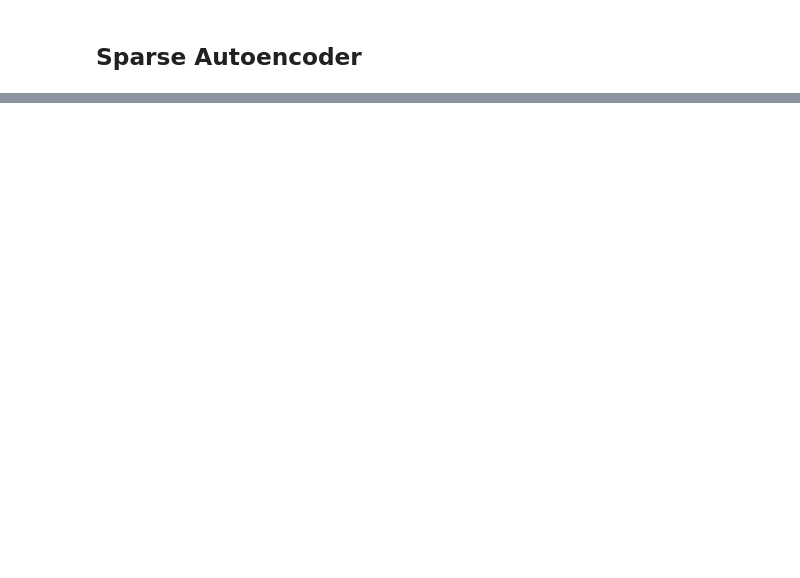
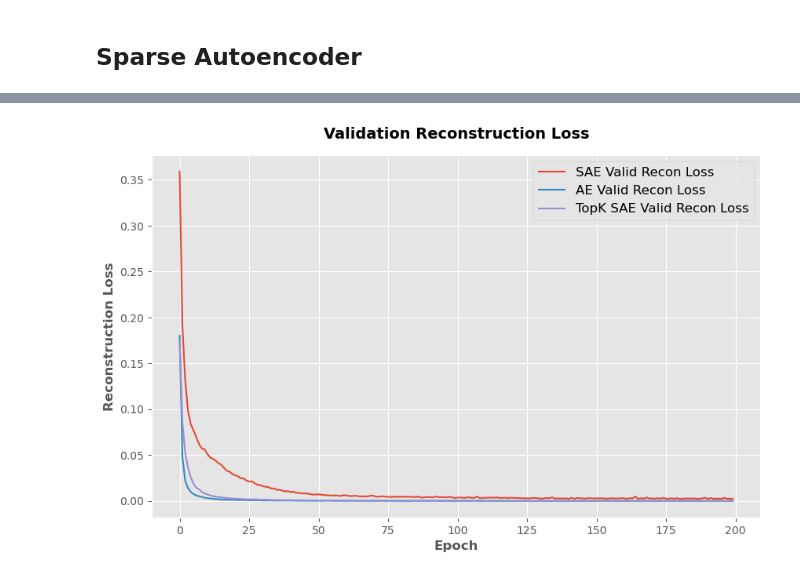
Before and after one commit to xwang112358/SAE-CPS, a Jupyter notebook: evaluate_methods.ipynb, the cells around one changed output, grey strips where cells are left out. Saved outputs shown, nothing was run; the diff lists cells and outputs as text; code cells hidden in the pictures; blank space fills up the shorter version.

```diff
--- a/evaluate_methods.ipynb
+++ b/evaluate_methods.ipynb
@@ -15,0 +28,3 @@ Number of features: 43
+# %%
+ae_model_path = f'./checkpoints/ae/2025-04-09_20-41-35/best_epoch.pth'
+ae_loss_history_path = f'./checkpoints/ae/2025-04-09_20-41-35/loss_history.pkl'
@@ -17,0 +84,8 @@ Number of features: 43
+# %%
+topk_sae_model_path = f'./checkpoints/topk_sae/2025-04-09_18-19-19/best_epoch.pth'
+topk_sae_loss_history_path = f'./checkpoints/topk_sae/2025-04-09_18-19-19/loss_history.pkl'
+best_hyperparameters = pd.read_csv(f'./training_logs/topksae/best_hyperparameters.csv')
+
+best_hyperparameters
+dict_size = input_dim * best_hyperparameters['dict_size_multiplier'][0]
+k = best_hyperparameters['k'][0]
@@ -56,0 +150,19 @@ Text(0, 0.5, 'Loss')
+# %%
+sae_loss_history = pickle.load(open(sae_loss_history_path, 'rb'))
+ae_loss_history = pickle.load(open(ae_loss_history_path, 'rb'))
+topk_sae_loss_history = pickle.load(open(topk_sae_loss_history_path, 'rb'))
+
+# plot the train loss and valid loss of both models
+plt.figure(figsize=(10, 6))
+# plt.plot(sae_loss_history['train'], label='SAE Train Loss')
+plt.plot(sae_loss_history['valid'], label='SAE Valid Recon Loss')
+# plt.plot(ae_loss_history['train'], label='AE Train Loss')
+plt.plot(ae_loss_history['valid'], label='AE Valid Recon Loss')
+plt.plot(topk_sae_loss_history['valid'], label='TopK SAE Valid Recon Loss')
+plt.xlabel('Epoch', fontsize=12, fontweight='bold')
+plt.ylabel('Reconstruction Loss', fontsize=12, fontweight='bold')
+plt.title('Validation Reconstruction Loss', fontsize=14, fontweight='bold', pad=15)
+plt.legend(fontsize=12)  # Increase legend font size
+plt.show()
+# %% [output]
+[figure, added]
```
Also changed, not shown: parts of 24 cells of this notebook, 34 other files.
